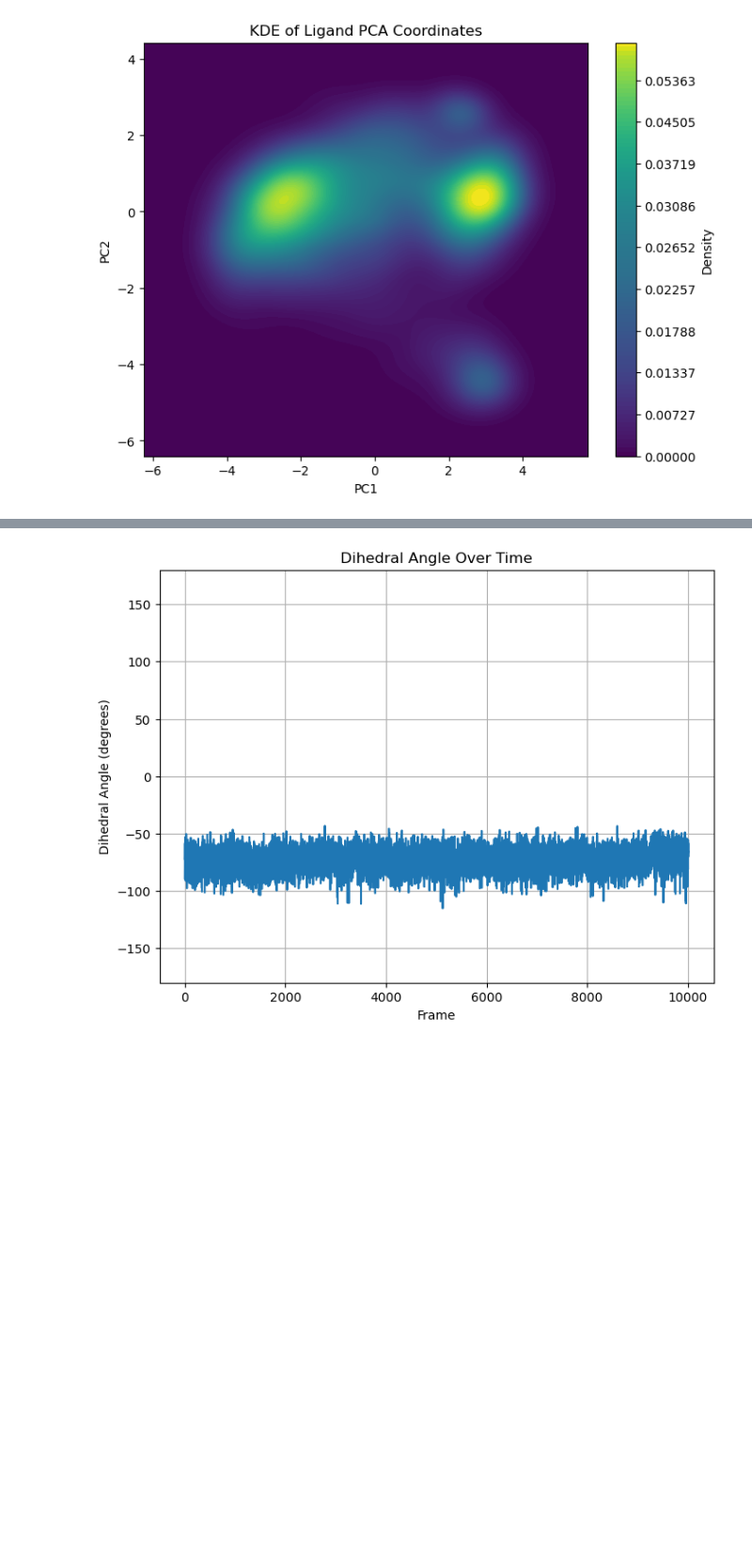
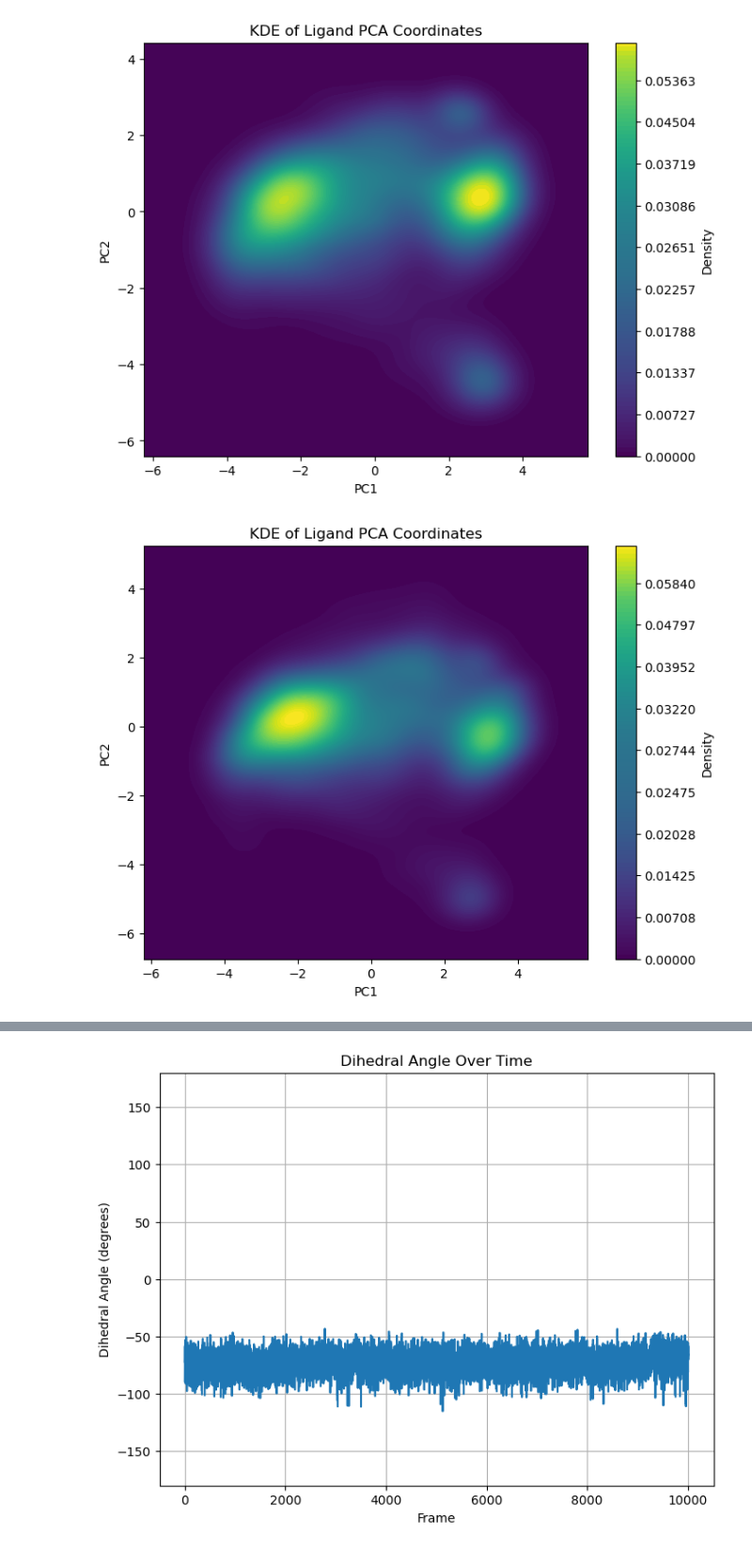
Before and after one commit to HaoLan-compchem/blog_03_12_2025, a Jupyter notebook: binary_complex/classic_binary_trj_analysis.ipynb, the cells around one changed output, grey strips where cells are left out. Shown at 94% size. Saved outputs shown, nothing was run; the diff lists cells and outputs as text; code cells hidden in the pictures; blank space fills up the shorter version.

Commit message:
fel and clustering

```diff
--- a/binary_complex/classic_binary_trj_analysis.ipynb
+++ b/binary_complex/classic_binary_trj_analysis.ipynb
@@ -163,0 +168,4 @@ omm_traj_cont.save('openmm/NPT/all_processed.xtc')
+# %%
+plot_ligand_pca(['clustering/merged.xtc'], 'clustering/complex_in_solvent.pdb')
+# %% [output]
+[figure, added]
```
Also changed, not shown: parts of 14 cells of this notebook, 5 other files.
